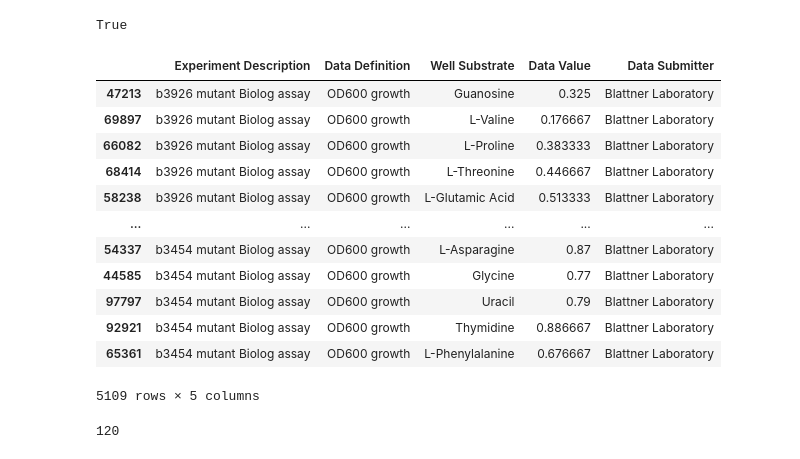
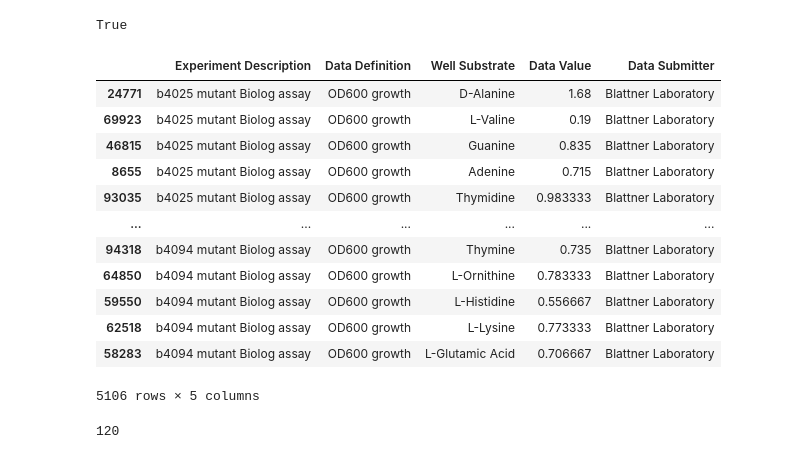
Before and after one commit to leonfaure/amn_benchmark, a Jupyter notebook: covert_2004/biolog_metabolic_subset.ipynb, the cells around one changed output. Saved outputs shown, nothing was run; the diff lists cells and outputs as text; code cells hidden in the pictures.

```diff
--- a/covert_2004/biolog_metabolic_subset.ipynb
+++ b/covert_2004/biolog_metabolic_subset.ipynb
@@ -727,46 +749,56 @@ for rep_xp in replicated_experiments:
         # forbidden_cond_locus_pairs.append(replicated_cond_locus_pairs[i])
         pass
     else:
         one_rep = rep_xp.iloc[0].copy()
 
         target_locus = one_rep["Experiment Description"].split(' ')[0]
         cond = one_rep["Well Substrate"]
 
         if cond in list(biolog_sub_to_iML1515_sub_all_hits.keys()):
             pass
         else:
             continue
 
-        if target_locus in list(metabolic_genes_candidates.keys()):
+        # Remove substrates essential to growth in iML1515 (always ON)
+        to_skip = False
+        corresp_ex_reac_ids = biolog_sub_to_iML1515_exchange_reactions[cond]
+        for corresp_ex_reac_id in corresp_ex_reac_ids:
+            if corresp_ex_reac_id in minmed_biologs_iML1515:
+                to_skip = True
+                break
+        if to_skip:
+            continue
+
+        if target_locus in list(metabolic_genes_to_iML1515_reac_ids.keys()):
             pass
         else:
             continue
 
         mean_GR = rep_xp["Data Value"].mean()
         one_rep["Data Value"] = mean_GR
         averaged_replicated_experiments.append(one_rep)
     i += 1
 
 # forbidden_conds = [x[0] for x in forbidden_cond_locus_pairs]
 # forbidden_locus = [x[1] for x in forbidden_cond_locus_pairs]
 
 averaged_replicated_experiments_df = pd.concat(averaged_replicated_experiments, axis=1).T
 
 averaged_replicated_experiments_df
 # %% [output]
 |  | Experiment Description | Data Definition | Well Substrate | Data Value | Data Submitter |
-| 47213 | b3926 mutant Biolog assay | OD600 growth | Guanosine | 0.325 | Blattner Laboratory |
-| 69897 | b3926 mutant Biolog assay | OD600 growth | L-Valine | 0.176667 | Blattner Laboratory |
-| 66082 | b3926 mutant Biolog assay | OD600 growth | L-Proline | 0.383333 | Blattner Laboratory |
-| 68414 | b3926 mutant Biolog assay | OD600 growth | L-Threonine | 0.446667 | Blattner Laboratory |
-| 58238 | b3926 mutant Biolog assay | OD600 growth | L-Glutamic Acid | 0.513333 | Blattner Laboratory |
+| 24771 | b4025 mutant Biolog assay | OD600 growth | D-Alanine | 1.68 | Blattner Laboratory |
+| 69923 | b4025 mutant Biolog assay | OD600 growth | L-Valine | 0.19 | Blattner Laboratory |
+| 46815 | b4025 mutant Biolog assay | OD600 growth | Guanine | 0.835 | Blattner Laboratory |
+| 8655 | b4025 mutant Biolog assay | OD600 growth | Adenine | 0.715 | Blattner Laboratory |
+| 93035 | b4025 mutant Biolog assay | OD600 growth | Thymidine | 0.983333 | Blattner Laboratory |
 | ... | ... | ... | ... | ... | ... |
-| 54337 | b3454 mutant Biolog assay | OD600 growth | L-Asparagine | 0.87 | Blattner Laboratory |
-| 44585 | b3454 mutant Biolog assay | OD600 growth | Glycine | 0.77 | Blattner Laboratory |
-| 97797 | b3454 mutant Biolog assay | OD600 growth | Uracil | 0.79 | Blattner Laboratory |
-| 92921 | b3454 mutant Biolog assay | OD600 growth | Thymidine | 0.886667 | Blattner Laboratory |
-| 65361 | b3454 mutant Biolog assay | OD600 growth | L-Phenylalanine | 0.676667 | Blattner Laboratory |
+| 94318 | b4094 mutant Biolog assay | OD600 growth | Thymine | 0.735 | Blattner Laboratory |
+| 64850 | b4094 mutant Biolog assay | OD600 growth | L-Ornithine | 0.783333 | Blattner Laboratory |
+| 59550 | b4094 mutant Biolog assay | OD600 growth | L-Histidine | 0.556667 | Blattner Laboratory |
+| 62518 | b4094 mutant Biolog assay | OD600 growth | L-Lysine | 0.773333 | Blattner Laboratory |
+| 58283 | b4094 mutant Biolog assay | OD600 growth | L-Glutamic Acid | 0.706667 | Blattner Laboratory |
-5109 rows × 5 columns
+5106 rows × 5 columns
 # %%
 len(set(averaged_replicated_experiments_df["Experiment Description"]))
 # %% [output]
```
Also changed, not shown: parts of 20 cells of this notebook, 4 other files.
